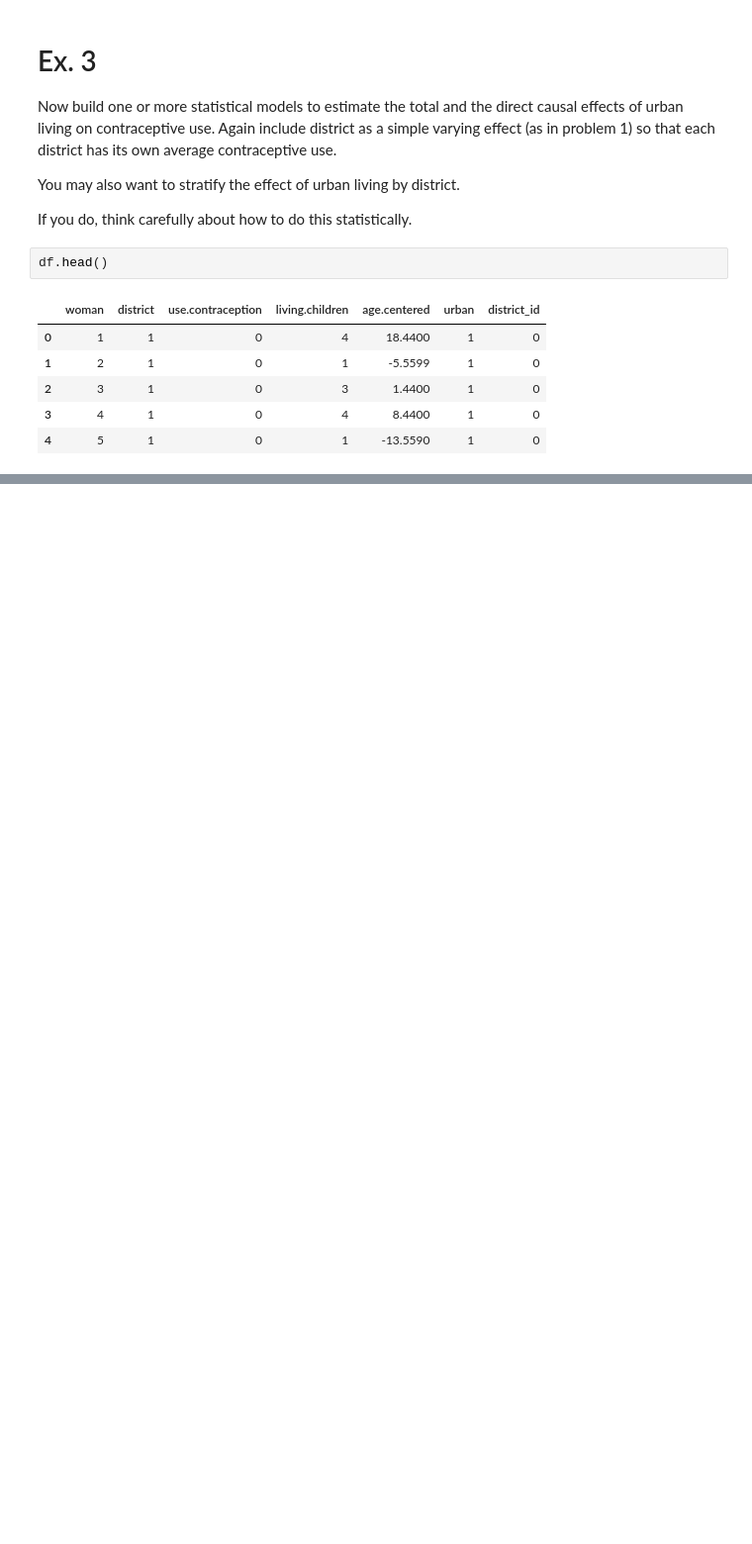
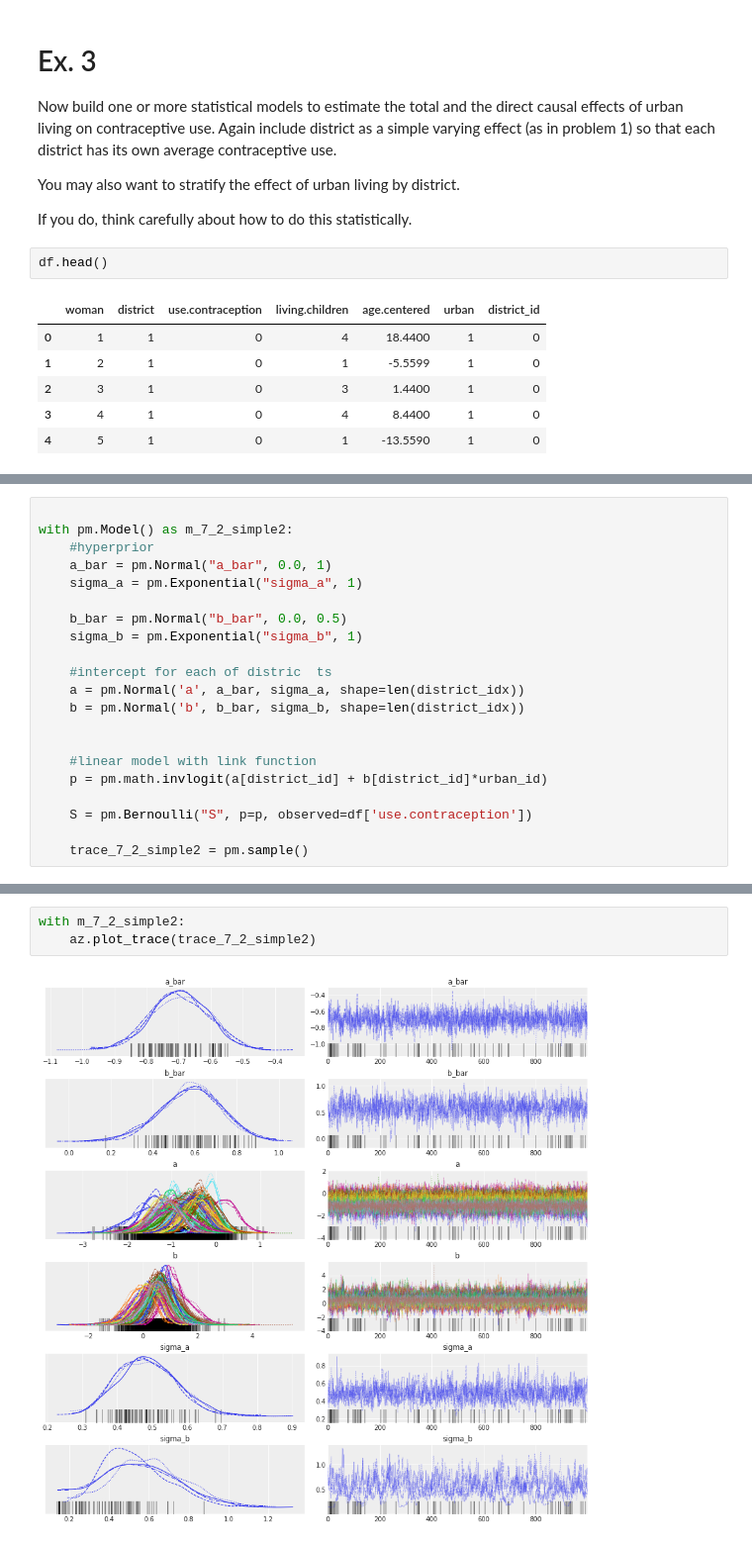
Before and after one commit to fhte2/statistical-rethinking, a Jupyter notebook: Week_7_exercises.ipynb, the cells around one changed output, grey strips where cells are left out. Shown at 99% size. Cells and saved outputs as stored; diff of their text form; blank space fills up the shorter version.

```diff
--- a/Week_7_exercises.ipynb
+++ b/Week_7_exercises.ipynb
@@ -311,0 +286,21 @@ Got error No model on context stack. trying to find log_likelihood in translatio
+# %%
+
+with pm.Model() as m_7_2_simple2:
+    #hyperprior
+    a_bar = pm.Normal("a_bar", 0.0, 1)
+    sigma_a = pm.Exponential("sigma_a", 1)
+
+    b_bar = pm.Normal("b_bar", 0.0, 0.5)
+    sigma_b = pm.Exponential("sigma_b", 1)
+
+    #intercept for each of distric  ts
+    a = pm.Normal('a', a_bar, sigma_a, shape=len(district_idx))
+    b = pm.Normal('b', b_bar, sigma_b, shape=len(district_idx))
+
+
+    #linear model with link function
+    p = pm.math.invlogit(a[district_id] + b[district_id]*urban_id)
+
+    S = pm.Bernoulli("S", p=p, observed=df['use.contraception'])
+
+    trace_7_2_simple2 = pm.sample()
@@ -311,0 +319,5 @@ Got error No model on context stack. trying to find log_likelihood in translatio
+# %%
+with m_7_2_simple2:
+    az.plot_trace(trace_7_2_simple2)
+# %% [output]
+[figure, added]
```
Also changed, not shown: parts of 61 cells of this notebook.
